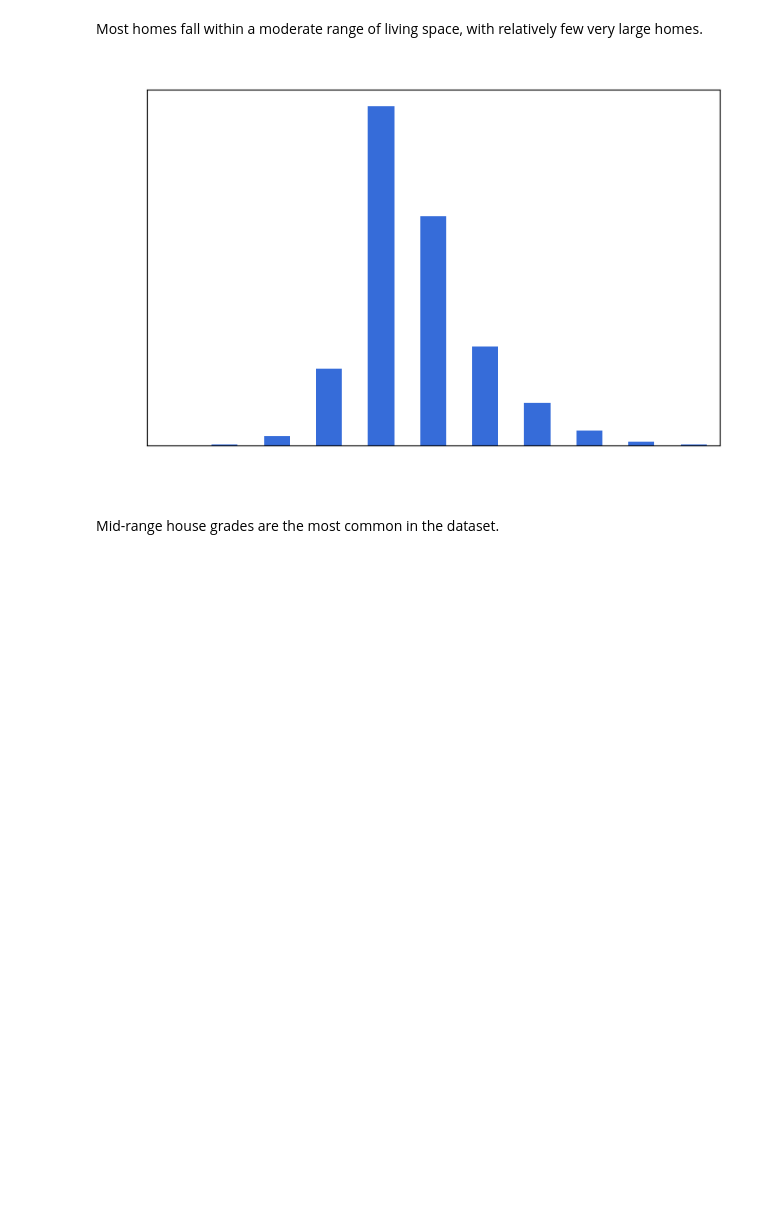
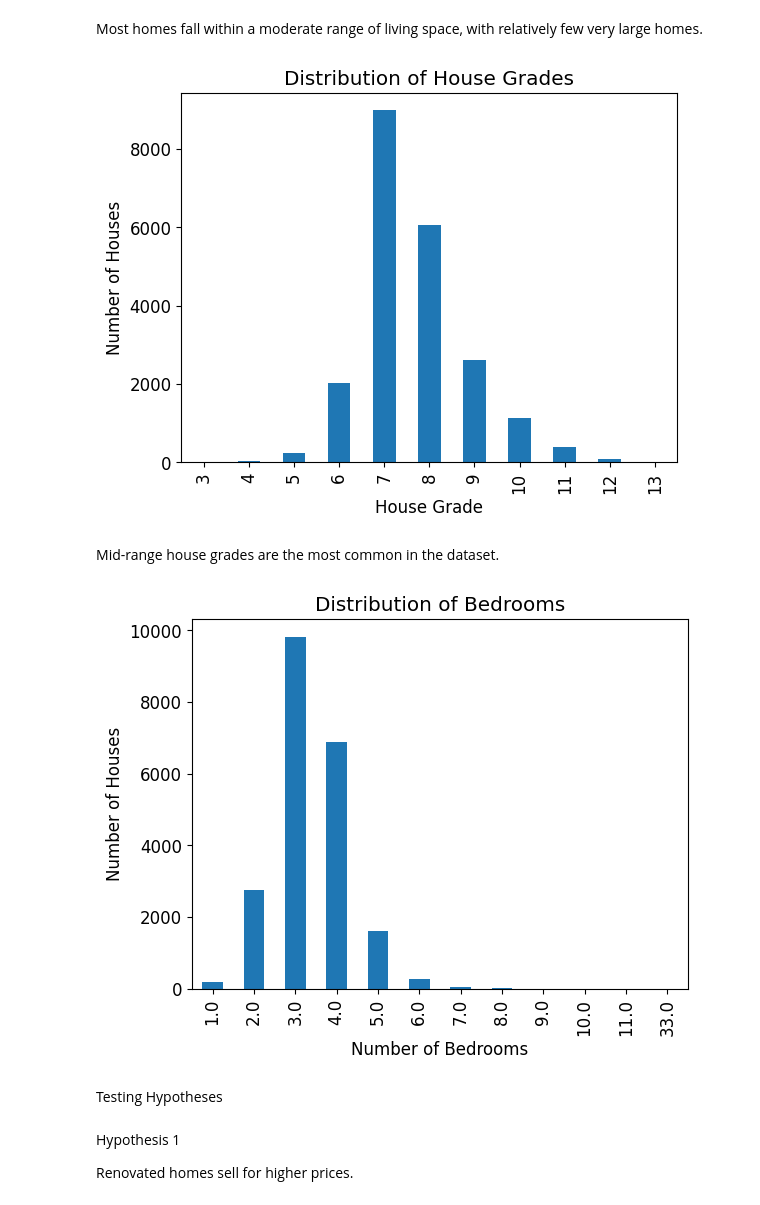
Before and after one commit to knoellouis/ds-eda-project, a Jupyter notebook: 04_eda.ipynb, the cells around one changed output. Drawn from its saved outputs; the diff is of its cells as text; code cells hidden in the pictures; blank space fills up the shorter version.

```diff
--- a/04_eda.ipynb
+++ b/04_eda.ipynb
@@ -148,10 +171,24 @@ plt.show()
 Most homes fall within a moderate range of living space, with relatively few very large homes.
 # %%
 # Explore Grade
-df["grade"].value_counts().sort_index().plot(kind="bar")
-plt.title("House Grades")
+ax = df["grade"].value_counts().sort_index().plot(kind="bar")
+
+ax.set_title("Distribution of House Grades")
+ax.set_xlabel("House Grade")
+ax.set_ylabel("Number of Houses")
+
 plt.show()
 # %% [output]
-[figure, old version]
+[figure, new version]
 # %% [markdown]
 Mid-range house grades are the most common in the dataset.
+# %%
+ax = df["bedrooms"].value_counts().sort_index().plot(kind="bar")
+
+ax.set_title("Distribution of Bedrooms")
+ax.set_xlabel("Number of Bedrooms")
+ax.set_ylabel("Number of Houses")
+
+plt.show()
+# %% [output]
+[figure, added]
@@ -157,0 +210,6 @@ Mid-range house grades are the most common in the dataset.
+# %% [markdown]
+Testing Hypotheses
+# %% [markdown]
+Hypothesis 1
+
+Renovated homes sell for higher prices.
```
Also changed, not shown: parts of 17 cells of this notebook.
